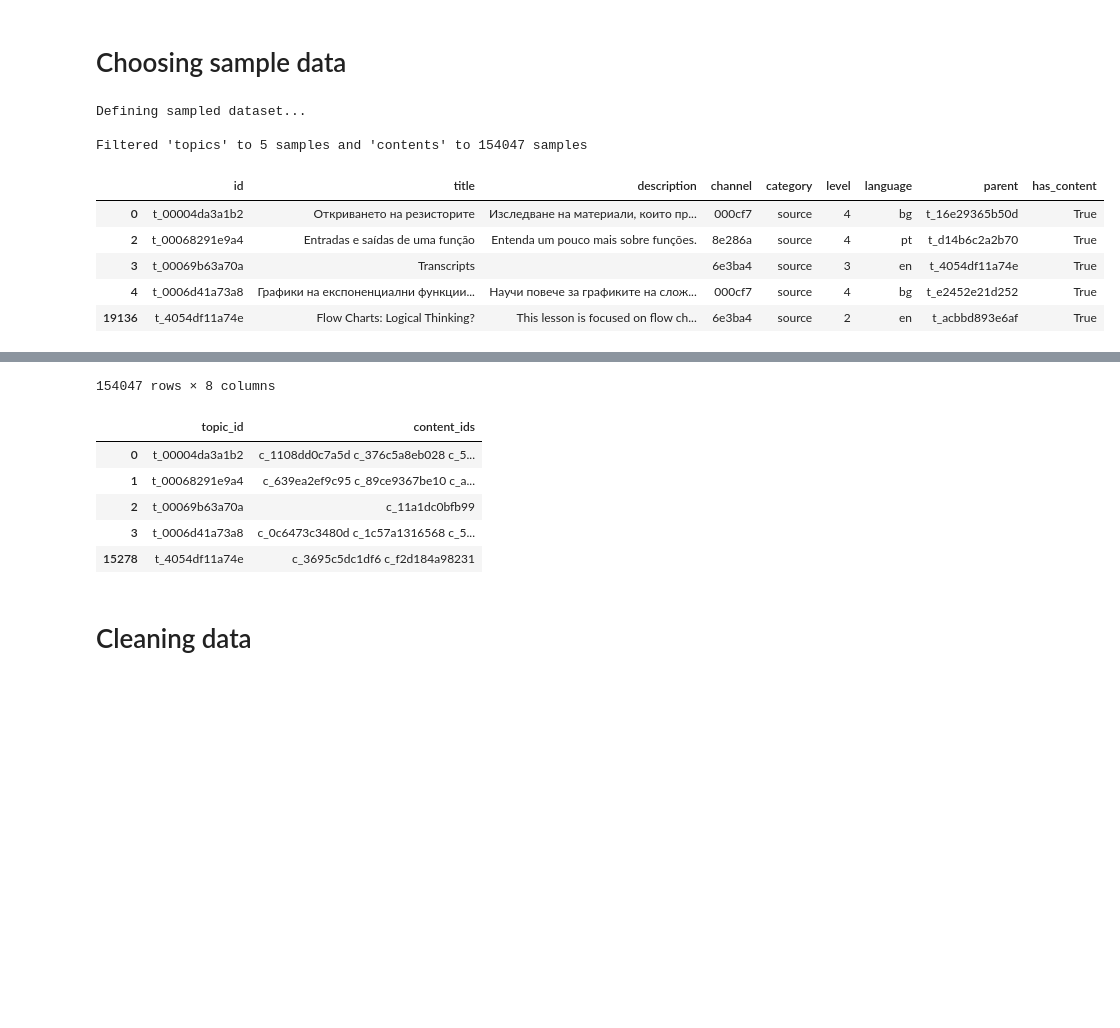
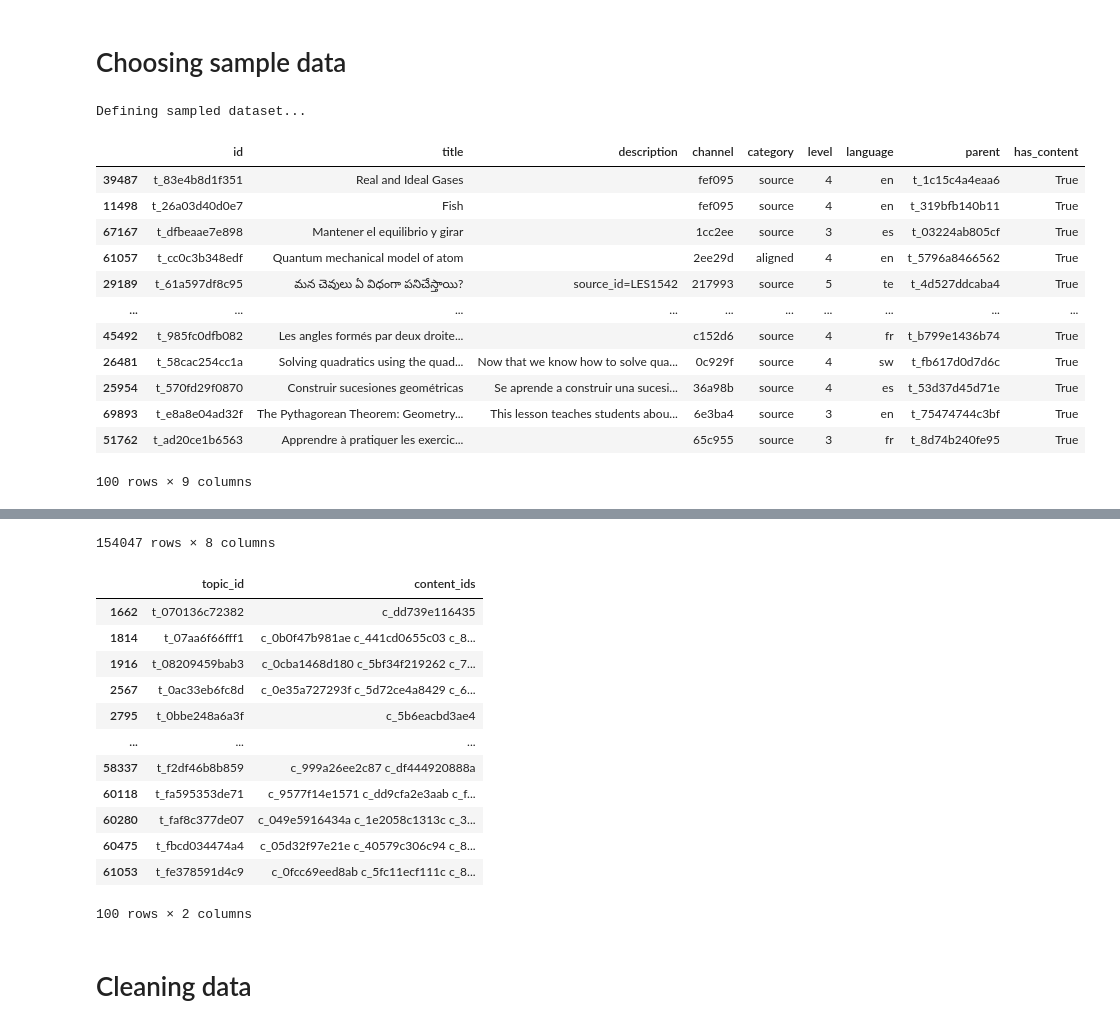
Before and after one commit to sofiammatias/learning-equality, a Jupyter notebook: learning-equality-challenge-finalver.ipynb, the cells around one changed output, grey strips where cells are left out. Saved outputs shown, nothing was run; the diff lists cells and outputs as text; code cells hidden in the pictures; blank space fills up the shorter version.

```diff
--- a/learning-equality-challenge-finalver.ipynb
+++ b/learning-equality-challenge-finalver.ipynb
@@ -105,32 +105,37 @@ Loading dataframe from /kaggle/input/learning-equality-curriculum-recommendation
 # Choosing sample data
 # %%
 print ("\nDefining sampled dataset...")
-use_submission_sample = True
+use_submission_sample = False
 samples = 100
 if ~sample_df.empty and use_submission_sample:
     corr_df = corr_df[corr_df.topic_id.isin(sample_df.topic_id)]
     correlations_df = correlations_df[correlations_df.topic_id.isin(sample_df.topic_id)]
     topics_df = topics_df[topics_df.id.isin(sample_df.topic_id)]
     samples = 5
     print (f"\nFiltered 'topics' to {len(topics_df)} samples and 'contents' to {len(contents_df)} samples")
 else:
     topics_df = topics_df[topics_df.has_content == True].sample(n=samples)
     corr_df = corr_df[corr_df.topic_id.isin(topics_df.id)]
     correlations_df = correlations_df[correlations_df.topic_id.isin(topics_df.id)]
 
 display (topics_df)
 display (contents_df)
 display (correlations_df)
 # %% [output]
 Defining sampled dataset...
-
-Filtered 'topics' to 5 samples and 'contents' to 154047 samples
 |  | id | title | description | channel | category | level | language | parent | has_content |
-| 0 | t_00004da3a1b2 | Откриването на резисторите | Изследване на материали, които пр... | 000cf7 | source | 4 | bg | t_16e29365b50d | True |
-| 2 | t_00068291e9a4 | Entradas e saídas de uma função | Entenda um pouco mais sobre funções. | 8e286a | source | 4 | pt | t_d14b6c2a2b70 | True |
-| 3 | t_00069b63a70a | Transcripts |  | 6e3ba4 | source | 3 | en | t_4054df11a74e | True |
-| 4 | t_0006d41a73a8 | Графики на експоненциални функции... | Научи повече за графиките на слож... | 000cf7 | source | 4 | bg | t_e2452e21d252 | True |
-| 19136 | t_4054df11a74e | Flow Charts: Logical Thinking? | This lesson is focused on flow ch... | 6e3ba4 | source | 2 | en | t_acbbd893e6af | True |
+| 39487 | t_83e4b8d1f351 | Real and Ideal Gases |  | fef095 | source | 4 | en | t_1c15c4a4eaa6 | True |
+| 11498 | t_26a03d40d0e7 | Fish |  | fef095 | source | 4 | en | t_319bfb140b11 | True |
+| 67167 | t_dfbeaae7e898 | Mantener el equilibrio y girar |  | 1cc2ee | source | 3 | es | t_03224ab805cf | True |
+| 61057 | t_cc0c3b348edf | Quantum mechanical model of atom |  | 2ee29d | aligned | 4 | en | t_5796a8466562 | True |
+| 29189 | t_61a597df8c95 | మన చెవులు ఏ విధంగా పనిచేస్తాయి? | source_id=LES1542 | 217993 | source | 5 | te | t_4d527ddcaba4 | True |
+| ... | ... | ... | ... | ... | ... | ... | ... | ... | ... |
+| 45492 | t_985fc0dfb082 | Les angles formés par deux droite... |  | c152d6 | source | 4 | fr | t_b799e1436b74 | True |
+| 26481 | t_58cac254cc1a | Solving quadratics using the quad... | Now that we know how to solve qua... | 0c929f | source | 4 | sw | t_fb617d0d7d6c | True |
+| 25954 | t_570fd29f0870 | Construir sucesiones geométricas | Se aprende a construir una sucesi... | 36a98b | source | 4 | es | t_53d37d45d71e | True |
+| 69893 | t_e8a8e04ad32f | The Pythagorean Theorem: Geometry... | This lesson teaches students abou... | 6e3ba4 | source | 3 | en | t_75474744c3bf | True |
+| 51762 | t_ad20ce1b6563 | Apprendre à pratiquer les exercic... |  | 65c955 | source | 3 | fr | t_8d74b240fe95 | True |
+100 rows × 9 columns
 |  | id | title | description | kind | text | language | copyright_holder | license |
 | 0 | c_00002381196d | Sumar números de varios dígitos: ... | Suma 48,029+233,930 mediante el a... | video |  | es | NaN | NaN |
 | 1 | c_000087304a9e | Trovare i fattori di un numero | Sal trova i fattori di 120.\n\n | video |  | it | NaN | NaN |
@@ -143,13 +148,20 @@ Filtered 'topics' to 5 samples and 'contents' to 154047 samples
 | 154044 | c_fffed7b0d13a | Introdução à subtração | Sal fala sobre o que significa su... | video |  | pt | NaN | NaN |
 | 154045 | c_ffff04ba7ac7 | SA of a Cone |  | video |  | en | NaN | NaN |
 | 154046 | c_ffffe5254266 | The Jats |  | video |  | en | NaN | NaN |
-154047 rows × 8 columns
+154047 rows × 8 columns
 |  | topic_id | content_ids |
-| 0 | t_00004da3a1b2 | c_1108dd0c7a5d c_376c5a8eb028 c_5... |
-| 1 | t_00068291e9a4 | c_639ea2ef9c95 c_89ce9367be10 c_a... |
-| 2 | t_00069b63a70a | c_11a1dc0bfb99 |
-| 3 | t_0006d41a73a8 | c_0c6473c3480d c_1c57a1316568 c_5... |
-| 15278 | t_4054df11a74e | c_3695c5dc1df6 c_f2d184a98231 |
+| 1662 | t_070136c72382 | c_dd739e116435 |
+| 1814 | t_07aa6f66fff1 | c_0b0f47b981ae c_441cd0655c03 c_8... |
+| 1916 | t_08209459bab3 | c_0cba1468d180 c_5bf34f219262 c_7... |
+| 2567 | t_0ac33eb6fc8d | c_0e35a727293f c_5d72ce4a8429 c_6... |
+| 2795 | t_0bbe248a6a3f | c_5b6eacbd3ae4 |
+| ... | ... | ... |
+| 58337 | t_f2df46b8b859 | c_999a26ee2c87 c_df444920888a |
+| 60118 | t_fa595353de71 | c_9577f14e1571 c_dd9cfa2e3aab c_f... |
+| 60280 | t_faf8c377de07 | c_049e5916434a c_1e2058c1313c c_3... |
+| 60475 | t_fbcd034474a4 | c_05d32f97e21e c_40579c306c94 c_8... |
+| 61053 | t_fe378591d4c9 | c_0fcc69eed8ab c_5fc11ecf111c c_8... |
+100 rows × 2 columns
 # %% [markdown]
 # Cleaning data
 # %% [markdown]
```
Also changed, not shown: parts of 6 cells of this notebook.
